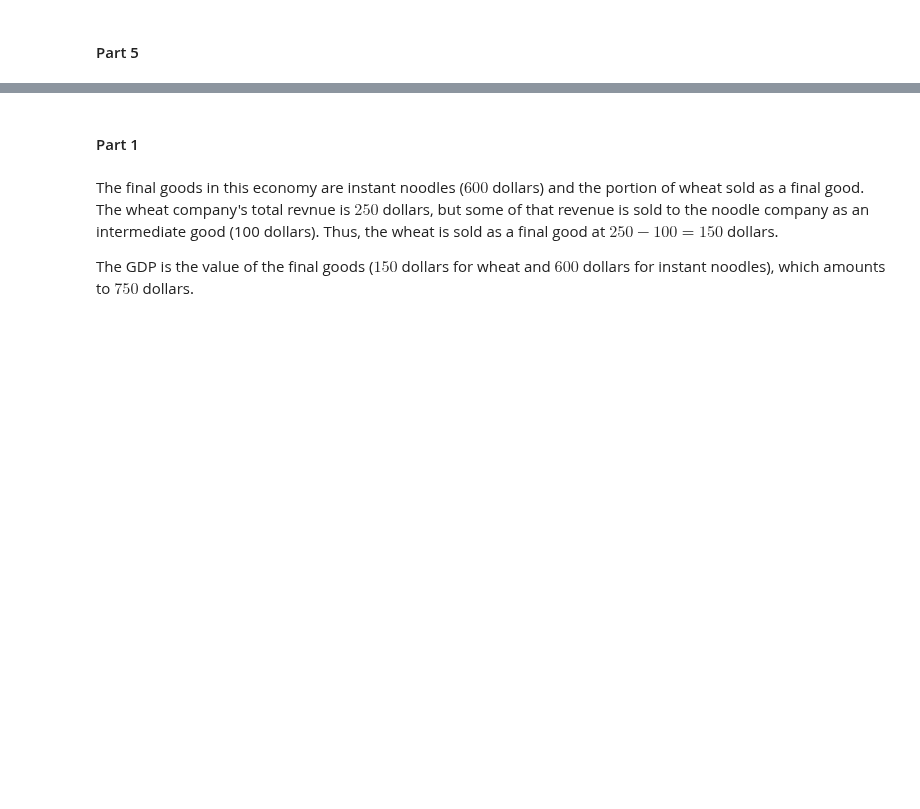
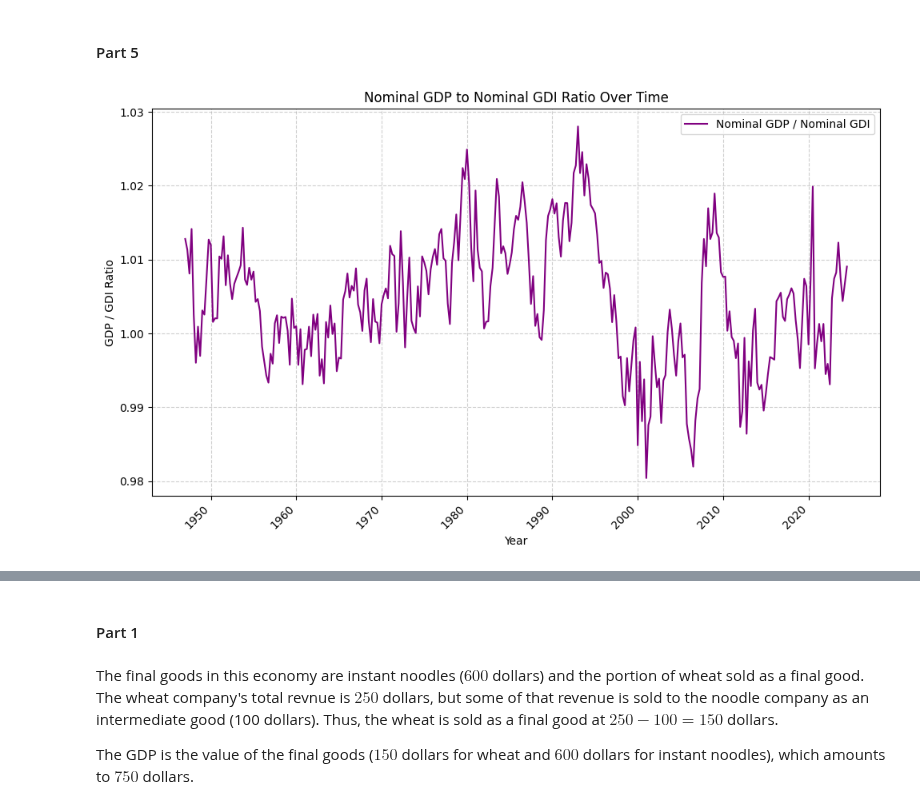
Before and after one commit to MariaChrysafis/Schoolwork, a Jupyter notebook: 14.02/pset1/main.ipynb, the cells around one changed output, grey strips where cells are left out. Cells and saved outputs as stored; diff of their text form; code cells hidden in the pictures; blank space fills up the shorter version.

```diff
--- a/14.02/pset1/main.ipynb
+++ b/14.02/pset1/main.ipynb
@@ -143,0 +164,21 @@ df['GDP_GDI_Ratio'] = df['GDP'] / df['GDI']
+# %%
+df = nominal_gdp.merge(gdi, on="observation_date")
+df['GDP_GDI_Ratio'] = df['GDP'] / df['GDI']
+plt.figure(figsize=(10, 6))
+plt.plot(df['observation_date'], df['GDP_GDI_Ratio'], label="Nominal GDP / Nominal GDI", color='purple')
+
+# Labels and title
+plt.xlabel('Year')
+plt.ylabel('GDP / GDI Ratio')
+plt.title('Nominal GDP to Nominal GDI Ratio Over Time')
+plt.legend()
+
+# Improve x-axis readability
+plt.xticks(rotation=45, ha='right')
+plt.grid(True, linestyle='--', alpha=0.6)
+
+# Show plot
+plt.tight_layout()
+plt.show()
+# %% [output]
+[figure, added]
```
Also changed, not shown: parts of 6 cells of this notebook.
